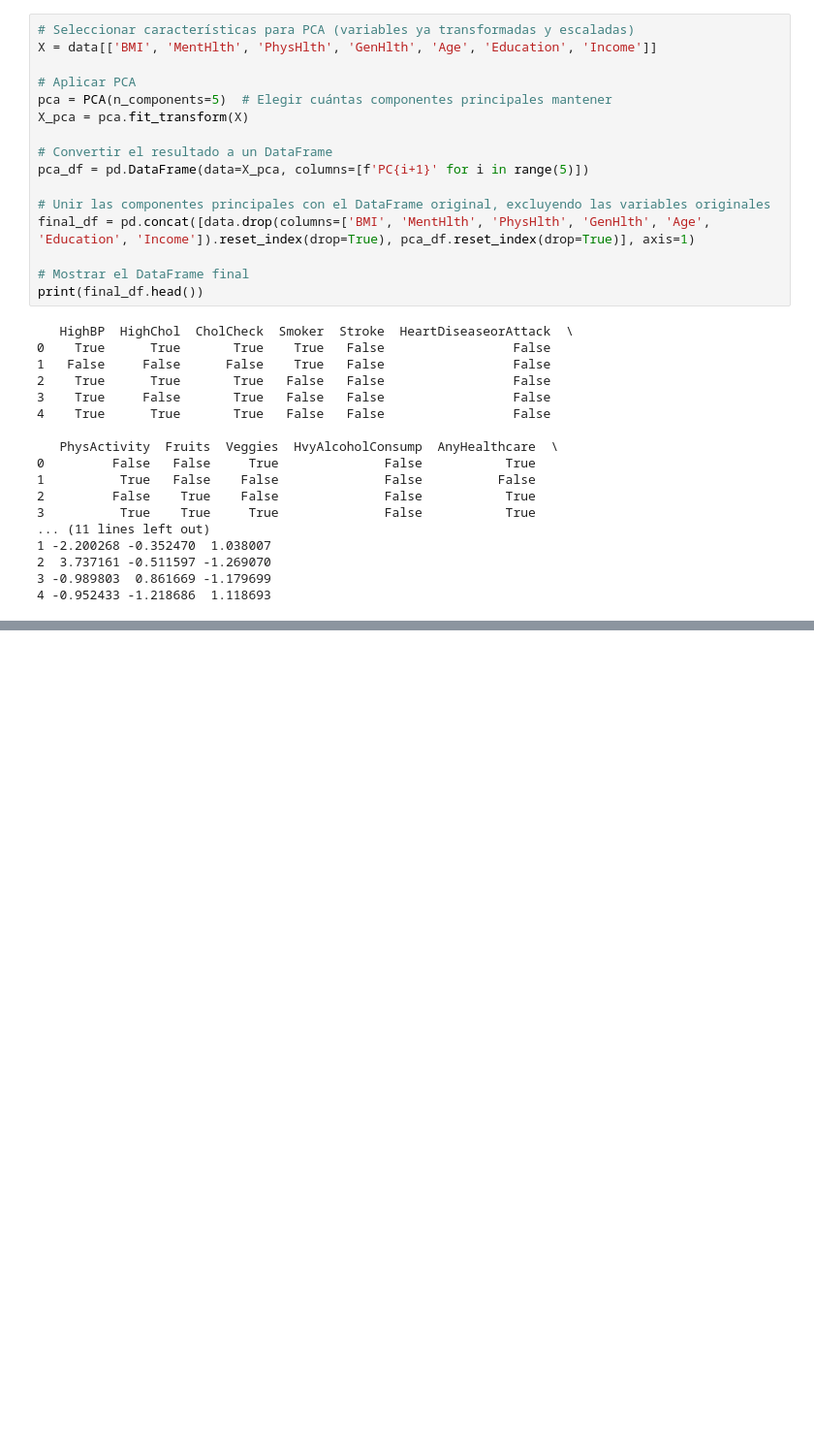
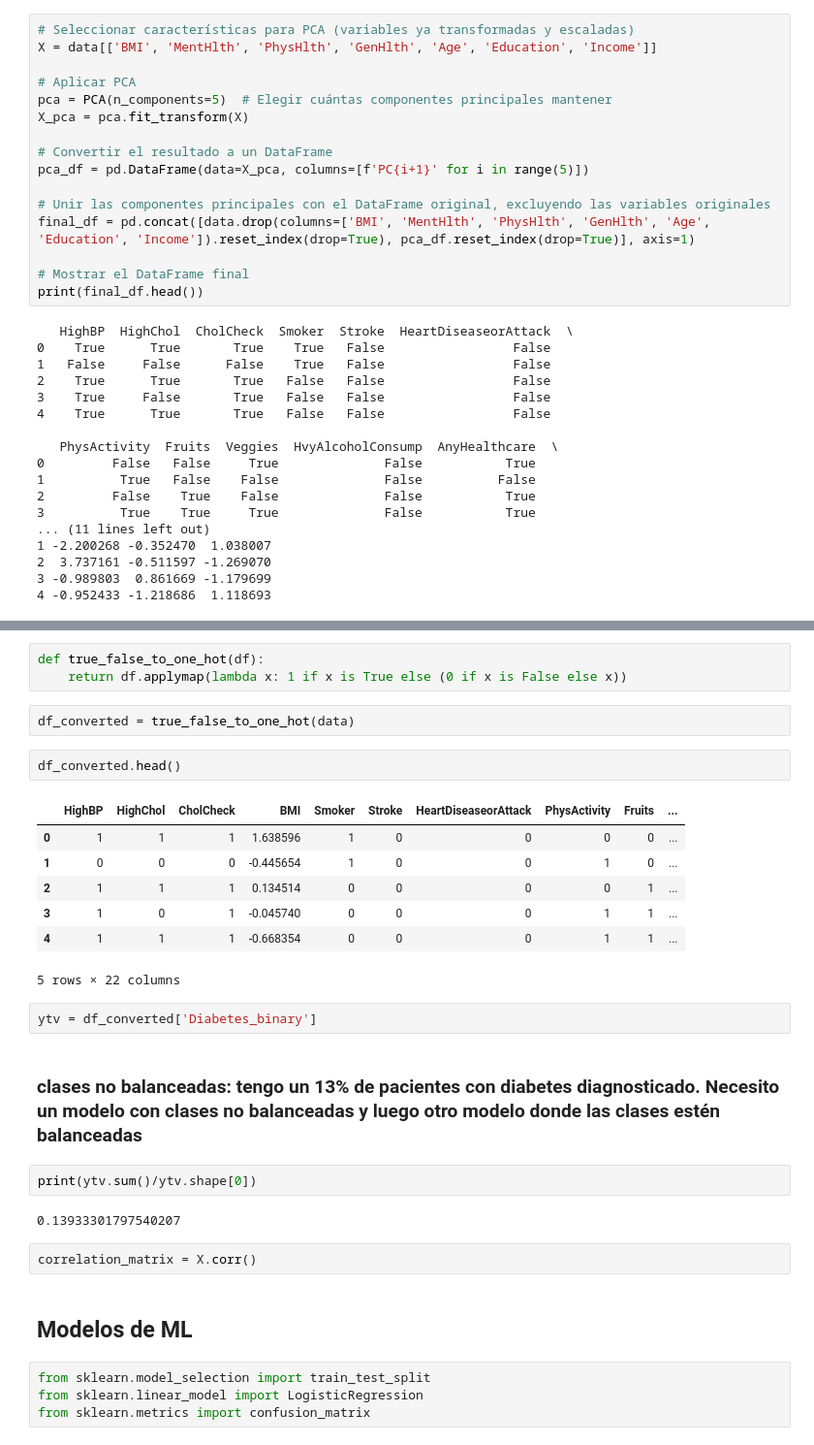
Before and after one commit to a-bautista/mlops_basics, a Jupyter notebook: MLOps_Fase1.ipynb, the cells around one changed output, grey strips where cells are left out. Shown at 97% size. Cells and saved outputs as stored; diff of their text form; blank space fills up the shorter version.

```diff
--- a/MLOps_Fase1.ipynb
+++ b/MLOps_Fase1.ipynb
@@ -533,0 +540,31 @@ print(final_df.head())
+# %%
+def true_false_to_one_hot(df):
+    return df.applymap(lambda x: 1 if x is True else (0 if x is False else x))
+# %%
+df_converted = true_false_to_one_hot(data)
+# %%
+df_converted.head()
+# %% [output]
+|  | HighBP | HighChol | CholCheck | BMI | Smoker | Stroke | HeartDiseaseorAttack | PhysActivity | Fruits | ... |
+| 0 | 1 | 1 | 1 | 1.638596 | 1 | 0 | 0 | 0 | 0 | ... |
+| 1 | 0 | 0 | 0 | -0.445654 | 1 | 0 | 0 | 1 | 0 | ... |
+| 2 | 1 | 1 | 1 | 0.134514 | 0 | 0 | 0 | 0 | 1 | ... |
+| 3 | 1 | 0 | 1 | -0.045740 | 0 | 0 | 0 | 1 | 1 | ... |
+| 4 | 1 | 1 | 1 | -0.668354 | 0 | 0 | 0 | 1 | 1 | ... |
+5 rows × 22 columns
+# %%
+ytv = df_converted['Diabetes_binary']
+# %% [markdown]
+### clases no balanceadas: tengo un 13% de pacientes con diabetes diagnosticado. Necesito un modelo con clases no balanceadas y luego otro modelo donde las clases estén balanceadas
+# %%
+print(ytv.sum()/ytv.shape[0])
+# %% [output]
+0.13933301797540207
+# %%
+correlation_matrix = X.corr()
+# %% [markdown]
+## Modelos de ML
+# %%
+from sklearn.model_selection import train_test_split
+from sklearn.linear_model import LogisticRegression
+from sklearn.metrics import confusion_matrix
```
Also changed, not shown: parts of 28 cells of this notebook, 1 other file.
